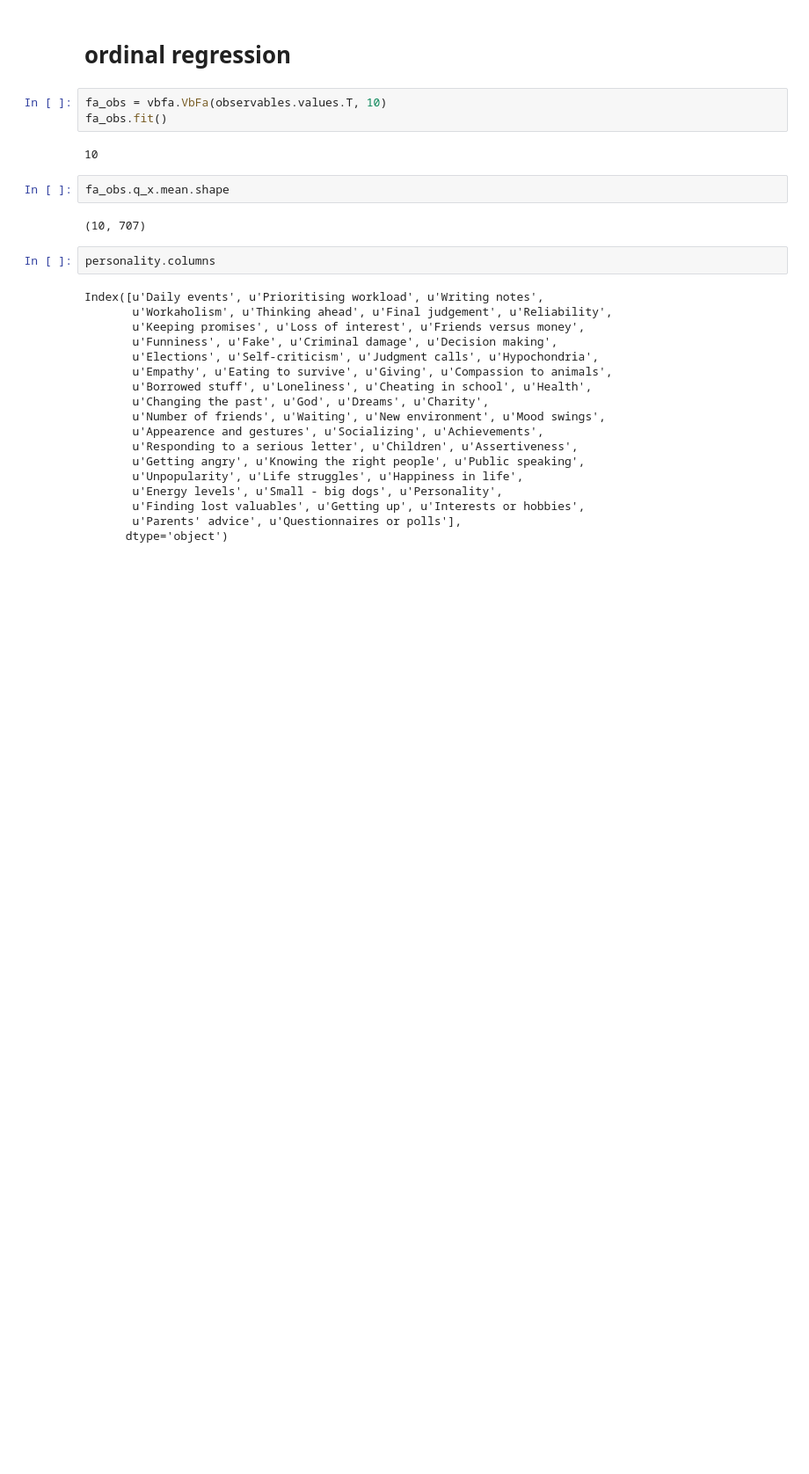
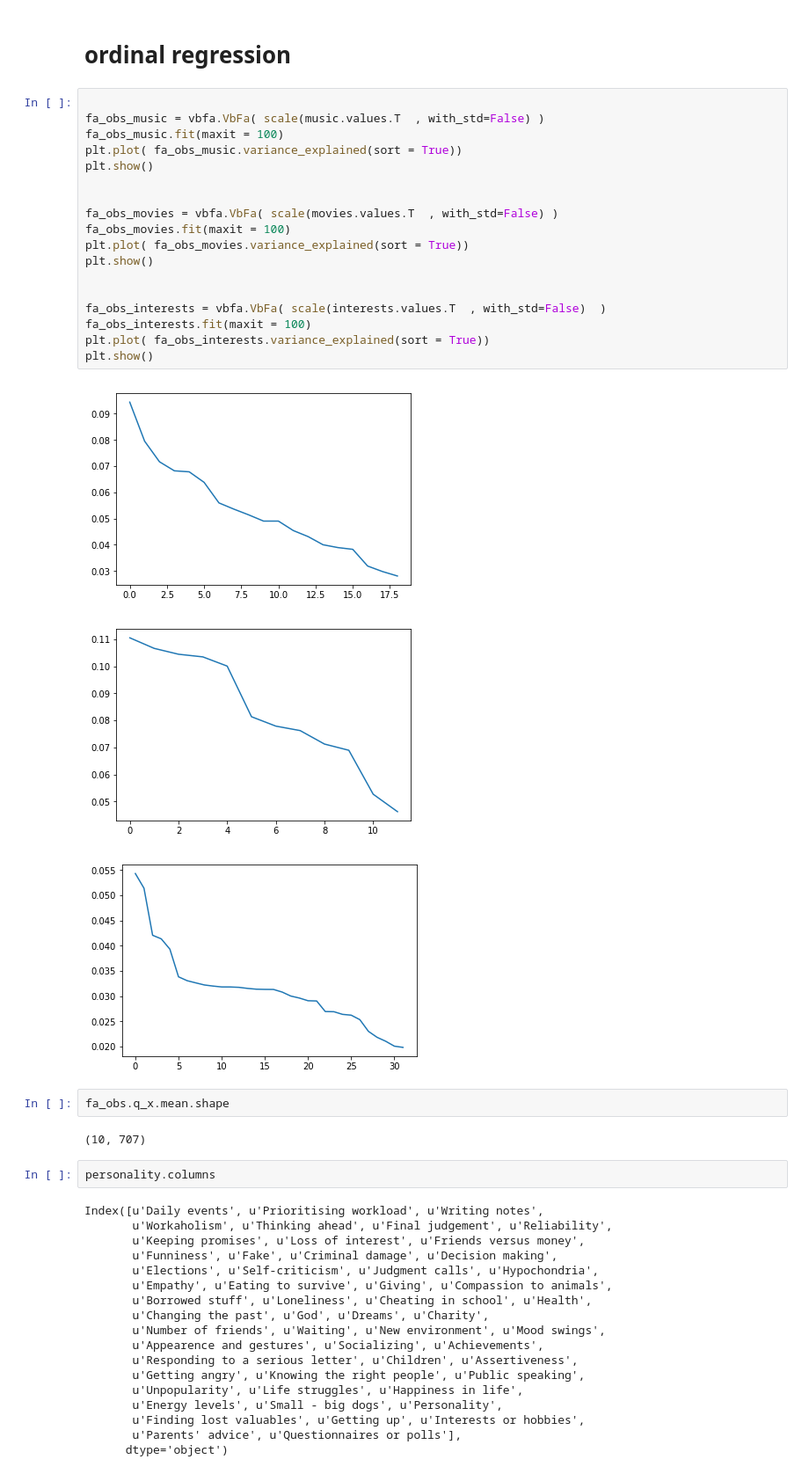
Before and after one commit to raulds77/inference_project, a Jupyter notebook: VPCA.ipynb, the cells around one changed output. Shown: that part at 88% size. Saved outputs shown, nothing was run; the diff lists cells and outputs as text; blank space fills up the shorter version.

```diff
--- a/VPCA.ipynb
+++ b/VPCA.ipynb
@@ -216,10 +206,27 @@ Fit on Interests, Plot Getting up
 # %% [markdown]
 # ordinal regression
-# %%
-fa_obs = vbfa.VbFa(observables.values.T, 10)
-fa_obs.fit()
-# %% [output]
-10
+# %%
+
+fa_obs_music = vbfa.VbFa( scale(music.values.T  , with_std=False) )
+fa_obs_music.fit(maxit = 100)
+plt.plot( fa_obs_music.variance_explained(sort = True))
+plt.show()
+
+
+fa_obs_movies = vbfa.VbFa( scale(movies.values.T  , with_std=False) )
+fa_obs_movies.fit(maxit = 100)
+plt.plot( fa_obs_movies.variance_explained(sort = True))
+plt.show()
+
+
+fa_obs_interests = vbfa.VbFa( scale(interests.values.T  , with_std=False)  )
+fa_obs_interests.fit(maxit = 100)
+plt.plot( fa_obs_interests.variance_explained(sort = True))
+plt.show()
+# %% [output]
+[figure, added]
+[figure, added]
+[figure, added]
 # %%
 fa_obs.q_x.mean.shape
 # %% [output]
```
Also changed, not shown: parts of 10 cells of this notebook, 1 other file.
